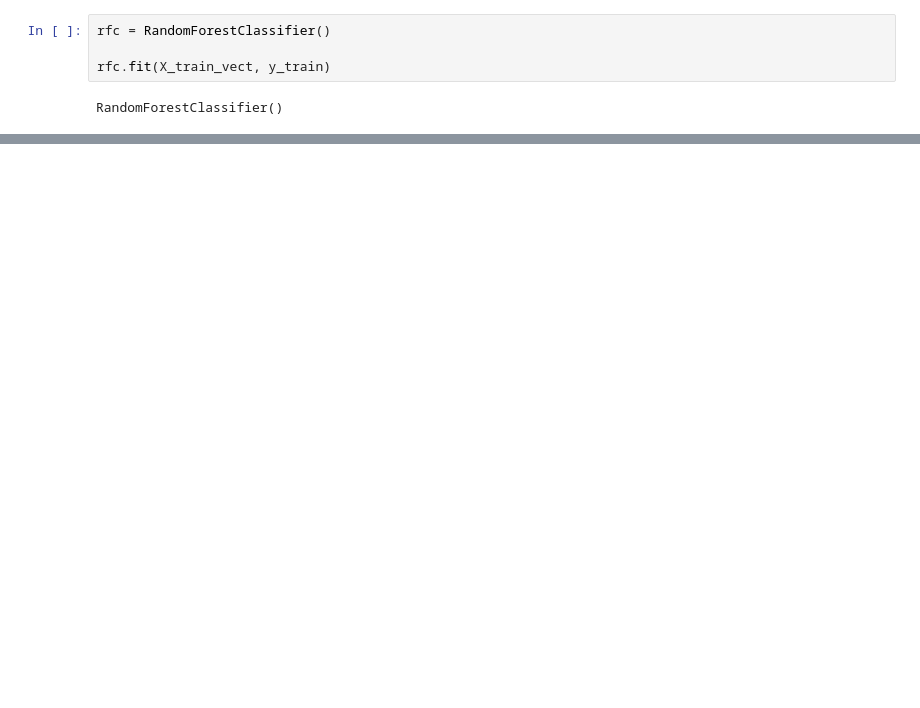
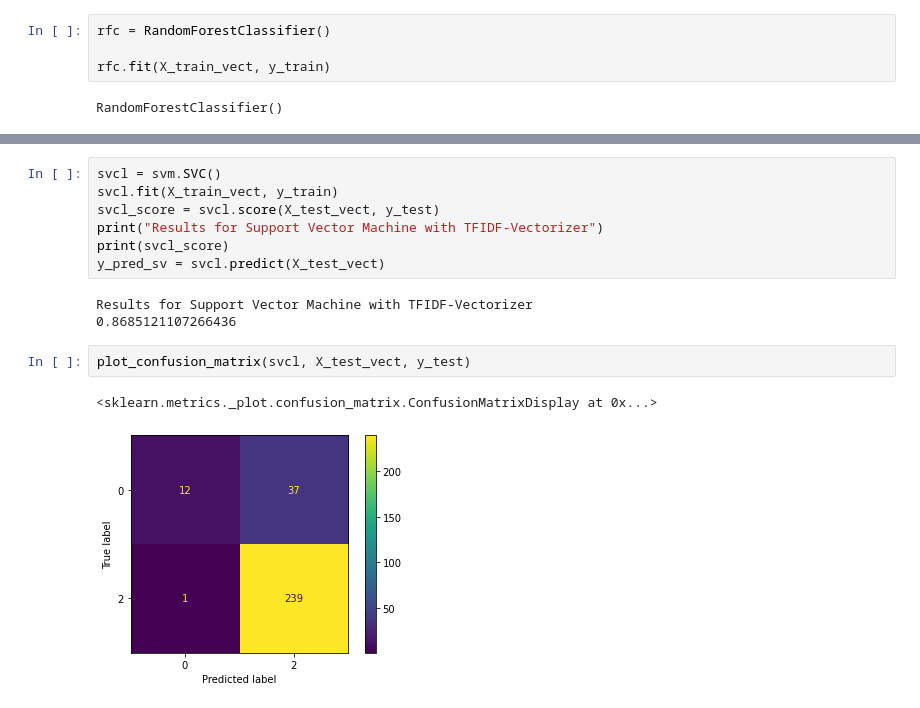
Before and after one commit to markjh2323/phase_4_project, a Jupyter notebook: crowdflower-brands-and-product-emotions/project_work/binary_models.ipynb, the cells around one changed output, grey strips where cells are left out. Drawn from its saved outputs; the diff is of its cells as text; blank space fills up the shorter version.

```diff
--- a/crowdflower-brands-and-product-emotions/project_work/binary_models.ipynb
+++ b/crowdflower-brands-and-product-emotions/project_work/binary_models.ipynb
@@ -42,0 +50,15 @@ RandomForestClassifier()
+# %%
+svcl = svm.SVC()
+svcl.fit(X_train_vect, y_train)
+svcl_score = svcl.score(X_test_vect, y_test)
+print("Results for Support Vector Machine with TFIDF-Vectorizer")
+print(svcl_score)
+y_pred_sv = svcl.predict(X_test_vect)
+# %% [output]
+Results for Support Vector Machine with TFIDF-Vectorizer
+0.8685121107266436
+# %%
+plot_confusion_matrix(svcl, X_test_vect, y_test)
+# %% [output]
+<sklearn.metrics._plot.confusion_matrix.ConfusionMatrixDisplay at 0x...>
+[figure, added]
```
Also changed, not shown: parts of 10 cells of this notebook, 1 other file.
